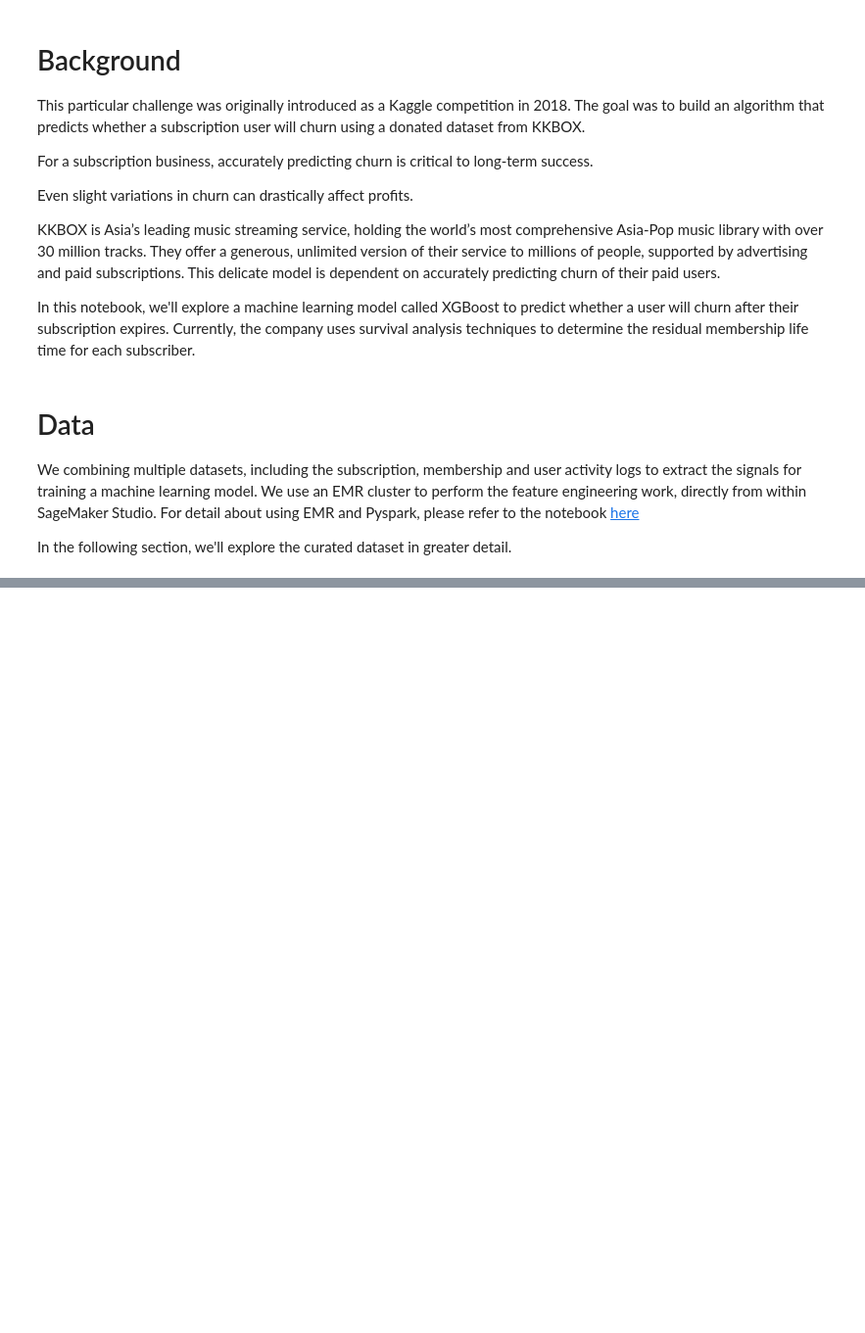
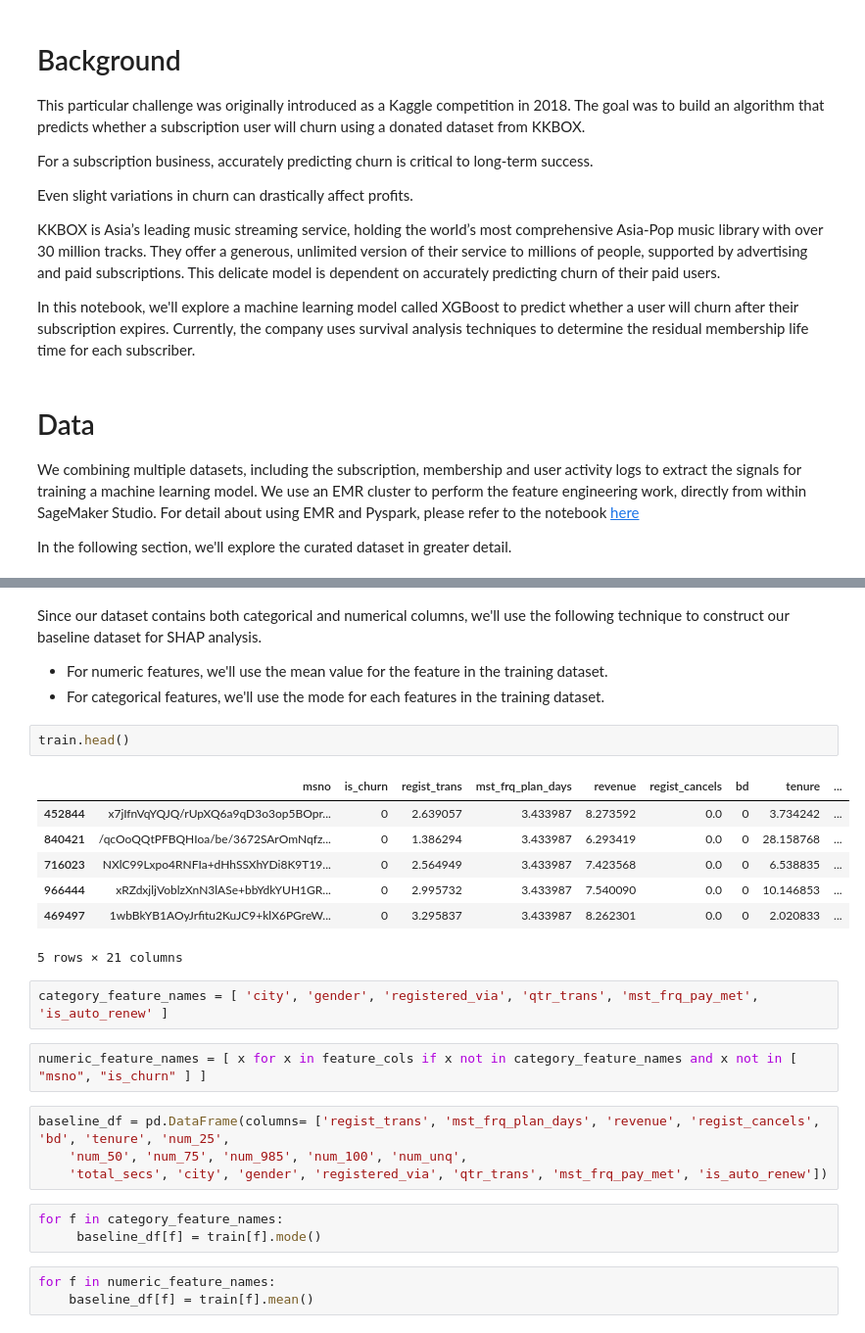
Before and after one commit to wei-m-teh/practical-ml-with-sagemaker, a Jupyter notebook: sagemaker_end_to_end.ipynb, the cells around one changed output, grey strips where cells are left out. Shown: that part at 98% size. Cells and saved outputs as stored; diff of their text form; blank space fills up the shorter version.

```diff
--- a/sagemaker_end_to_end.ipynb
+++ b/sagemaker_end_to_end.ipynb
@@ -139,0 +736,29 @@ estimator.model_data
+# %% [markdown]
+Since our dataset contains both categorical and numerical columns, we'll use the following technique to construct our baseline dataset for SHAP analysis.
+
+* For numeric features, we'll use the mean value for the feature in the training dataset.
+* For categorical features, we'll use the mode for each features in the training dataset.
+# %%
+train.head()
+# %% [output]
+|  | msno | is_churn | regist_trans | mst_frq_plan_days | revenue | regist_cancels | bd | tenure | ... |
+| 452844 | x7jIfnVqYQJQ/rUpXQ6a9qD3o3op5BOpr... | 0 | 2.639057 | 3.433987 | 8.273592 | 0.0 | 0 | 3.734242 | ... |
+| 840421 | /qcOoQQtPFBQHIoa/be/3672SArOmNqfz... | 0 | 1.386294 | 3.433987 | 6.293419 | 0.0 | 0 | 28.158768 | ... |
+| 716023 | NXlC99Lxpo4RNFIa+dHhSSXhYDi8K9T19... | 0 | 2.564949 | 3.433987 | 7.423568 | 0.0 | 0 | 6.538835 | ... |
+| 966444 | xRZdxjljVoblzXnN3lASe+bbYdkYUH1GR... | 0 | 2.995732 | 3.433987 | 7.540090 | 0.0 | 0 | 10.146853 | ... |
+| 469497 | 1wbBkYB1AOyJrfitu2KuJC9+klX6PGreW... | 0 | 3.295837 | 3.433987 | 8.262301 | 0.0 | 0 | 2.020833 | ... |
+5 rows × 21 columns
+# %%
+category_feature_names = [ 'city', 'gender', 'registered_via', 'qtr_trans', 'mst_frq_pay_met', 'is_auto_renew' ]
+# %%
+numeric_feature_names = [ x for x in feature_cols if x not in category_feature_names and x not in [ "msno", "is_churn" ] ]
+# %%
+baseline_df = pd.DataFrame(columns= ['regist_trans', 'mst_frq_plan_days', 'revenue', 'regist_cancels', 'bd', 'tenure', 'num_25',
+    'num_50', 'num_75', 'num_985', 'num_100', 'num_unq',
+    'total_secs', 'city', 'gender', 'registered_via', 'qtr_trans', 'mst_frq_pay_met', 'is_auto_renew'])
+# %%
+for f in category_feature_names:
+     baseline_df[f] = train[f].mode()
+# %%
+for f in numeric_feature_names:
+    baseline_df[f] = train[f].mean()
```
Also changed, not shown: parts of 82 cells of this notebook, 24 other files.
